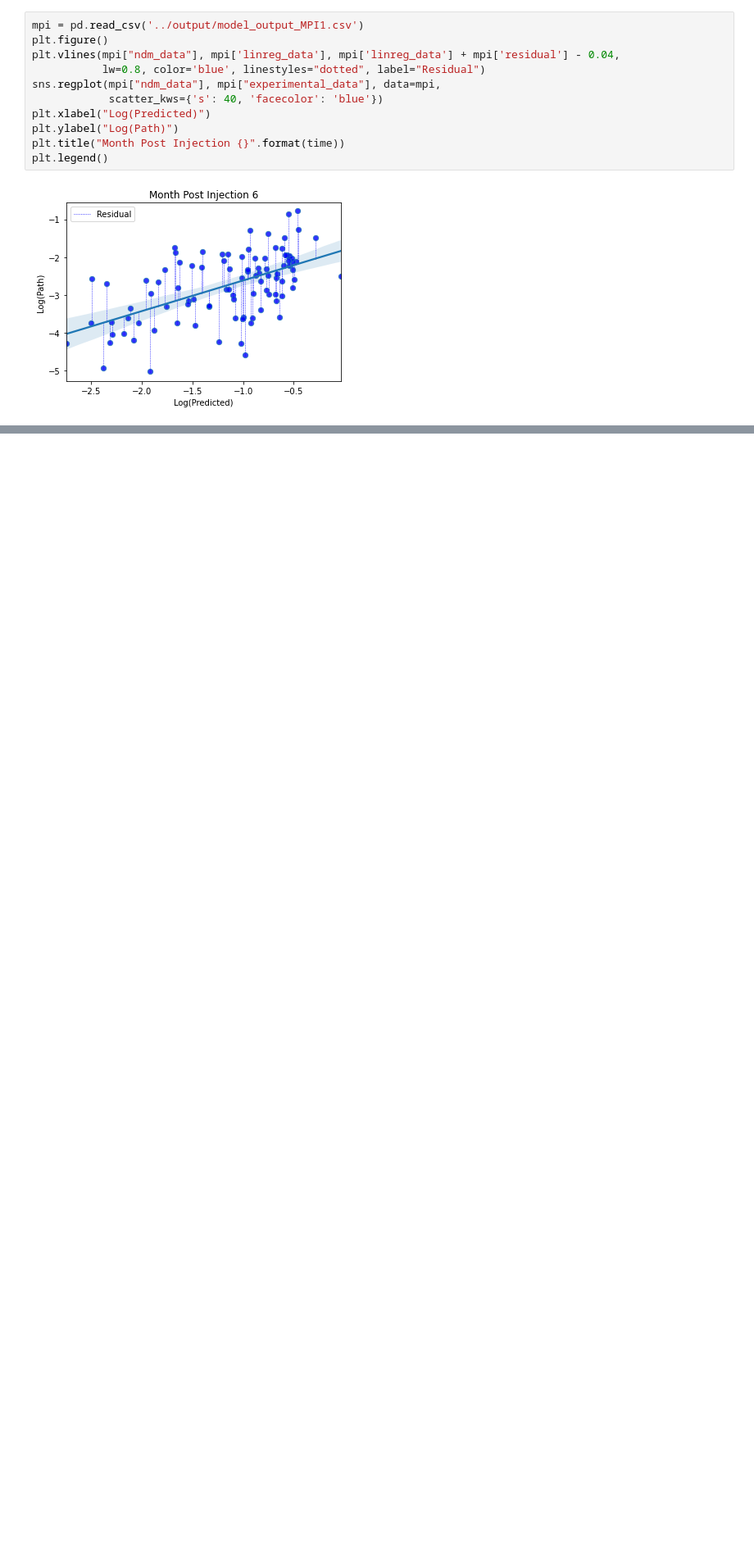
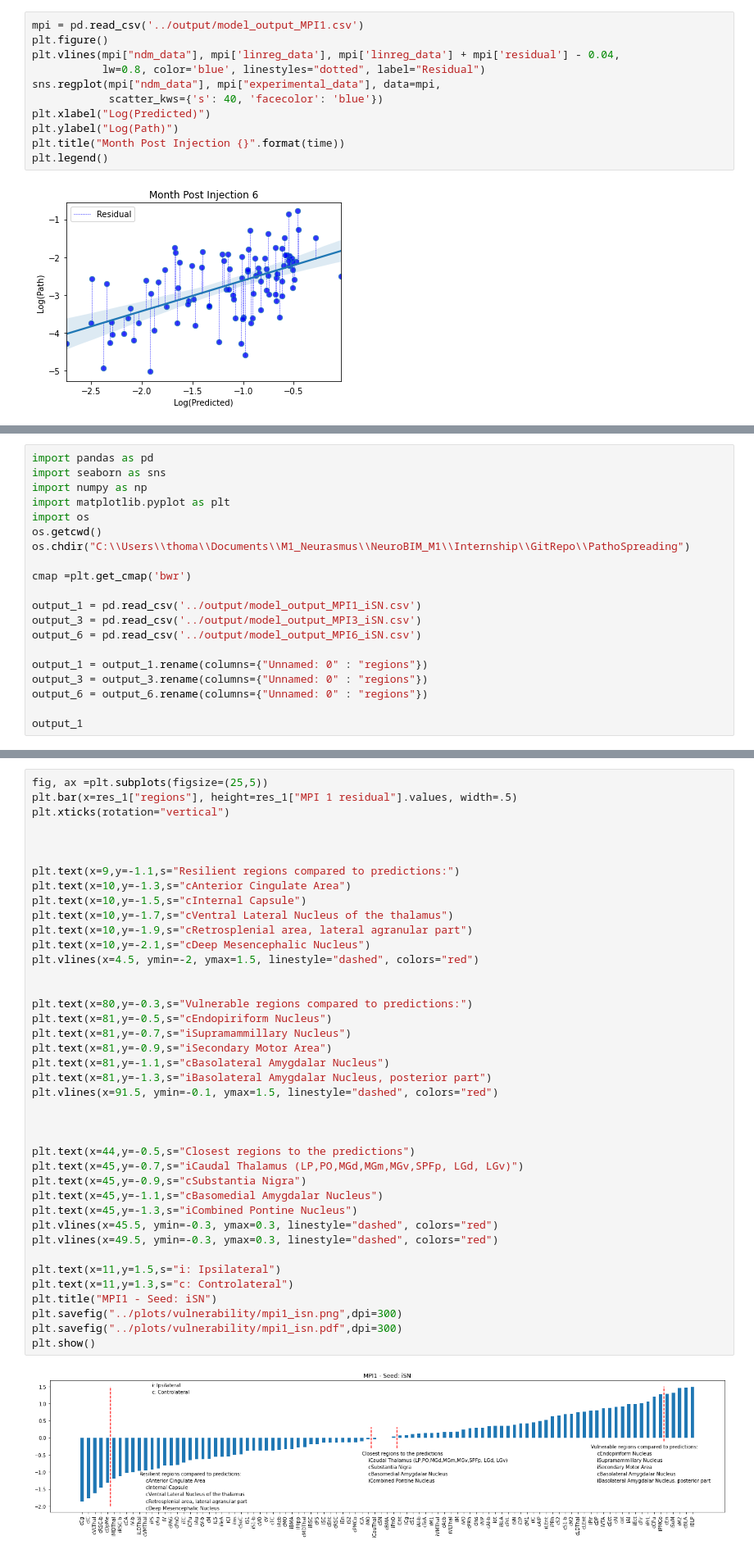
Before and after one commit to MathieuBo/PathoSpreading, a Jupyter notebook: Clustered_Vulnerability.ipynb, the cells around one changed output, grey strips where cells are left out. Shown at 82% size. Drawn from its saved outputs; the diff is of its cells as text; blank space fills up the shorter version.

```diff
--- a/Clustered_Vulnerability.ipynb
+++ b/Clustered_Vulnerability.ipynb
@@ -330,0 +517,20 @@ plt.legend()
+# %%
+import pandas as pd
+import seaborn as sns
+import numpy as np
+import matplotlib.pyplot as plt
+import os
+os.getcwd()
+os.chdir("C:\\Users\\thoma\\Documents\\M1_Neurasmus\\NeuroBIM_M1\\Internship\\GitRepo\\PathoSpreading")
+
+cmap =plt.get_cmap('bwr')
+
+output_1 = pd.read_csv('../output/model_output_MPI1_iSN.csv')
+output_3 = pd.read_csv('../output/model_output_MPI3_iSN.csv')
+output_6 = pd.read_csv('../output/model_output_MPI6_iSN.csv')
+
+output_1 = output_1.rename(columns={"Unnamed: 0" : "regions"})
+output_3 = output_3.rename(columns={"Unnamed: 0" : "regions"})
+output_6 = output_6.rename(columns={"Unnamed: 0" : "regions"})
+
+output_1
@@ -330,0 +601,42 @@ plt.legend()
+# %%
+fig, ax =plt.subplots(figsize=(25,5))
+plt.bar(x=res_1["regions"], height=res_1["MPI 1 residual"].values, width=.5)
+plt.xticks(rotation="vertical")
+
+
+
+plt.text(x=9,y=-1.1,s="Resilient regions compared to predictions:")
+plt.text(x=10,y=-1.3,s="cAnterior Cingulate Area")
+plt.text(x=10,y=-1.5,s="cInternal Capsule")
+plt.text(x=10,y=-1.7,s="cVentral Lateral Nucleus of the thalamus")
+plt.text(x=10,y=-1.9,s="cRetrosplenial area, lateral agranular part")
+plt.text(x=10,y=-2.1,s="cDeep Mesencephalic Nucleus")
+plt.vlines(x=4.5, ymin=-2, ymax=1.5, linestyle="dashed", colors="red")
+
+
+plt.text(x=80,y=-0.3,s="Vulnerable regions compared to predictions:")
+plt.text(x=81,y=-0.5,s="cEndopiriform Nucleus")
+plt.text(x=81,y=-0.7,s="iSupramammillary Nucleus")
+plt.text(x=81,y=-0.9,s="iSecondary Motor Area")
+plt.text(x=81,y=-1.1,s="cBasolateral Amygdalar Nucleus")
+plt.text(x=81,y=-1.3,s="iBasolateral Amygdalar Nucleus, posterior part")
+plt.vlines(x=91.5, ymin=-0.1, ymax=1.5, linestyle="dashed", colors="red")
+
+
+
+plt.text(x=44,y=-0.5,s="Closest regions to the predictions")
+plt.text(x=45,y=-0.7,s="iCaudal Thalamus (LP,PO,MGd,MGm,MGv,SPFp, LGd, LGv)")
+plt.text(x=45,y=-0.9,s="cSubstantia Nigra")
+plt.text(x=45,y=-1.1,s="cBasomedial Amygdalar Nucleus")
+plt.text(x=45,y=-1.3,s="iCombined Pontine Nucleus")
+plt.vlines(x=45.5, ymin=-0.3, ymax=0.3, linestyle="dashed", colors="red")
+plt.vlines(x=49.5, ymin=-0.3, ymax=0.3, linestyle="dashed", colors="red")
+
+plt.text(x=11,y=1.5,s="i: Ipsilateral")
+plt.text(x=11,y=1.3,s="c: Controlateral")
+plt.title("MPI1 - Seed: iSN")
+plt.savefig("../plots/vulnerability/mpi1_isn.png",dpi=300)
+plt.savefig("../plots/vulnerability/mpi1_isn.pdf",dpi=300)
+plt.show()
+# %% [output]
+[figure, added]
```
Also changed, not shown: parts of 22 cells of this notebook, 7 other files.
